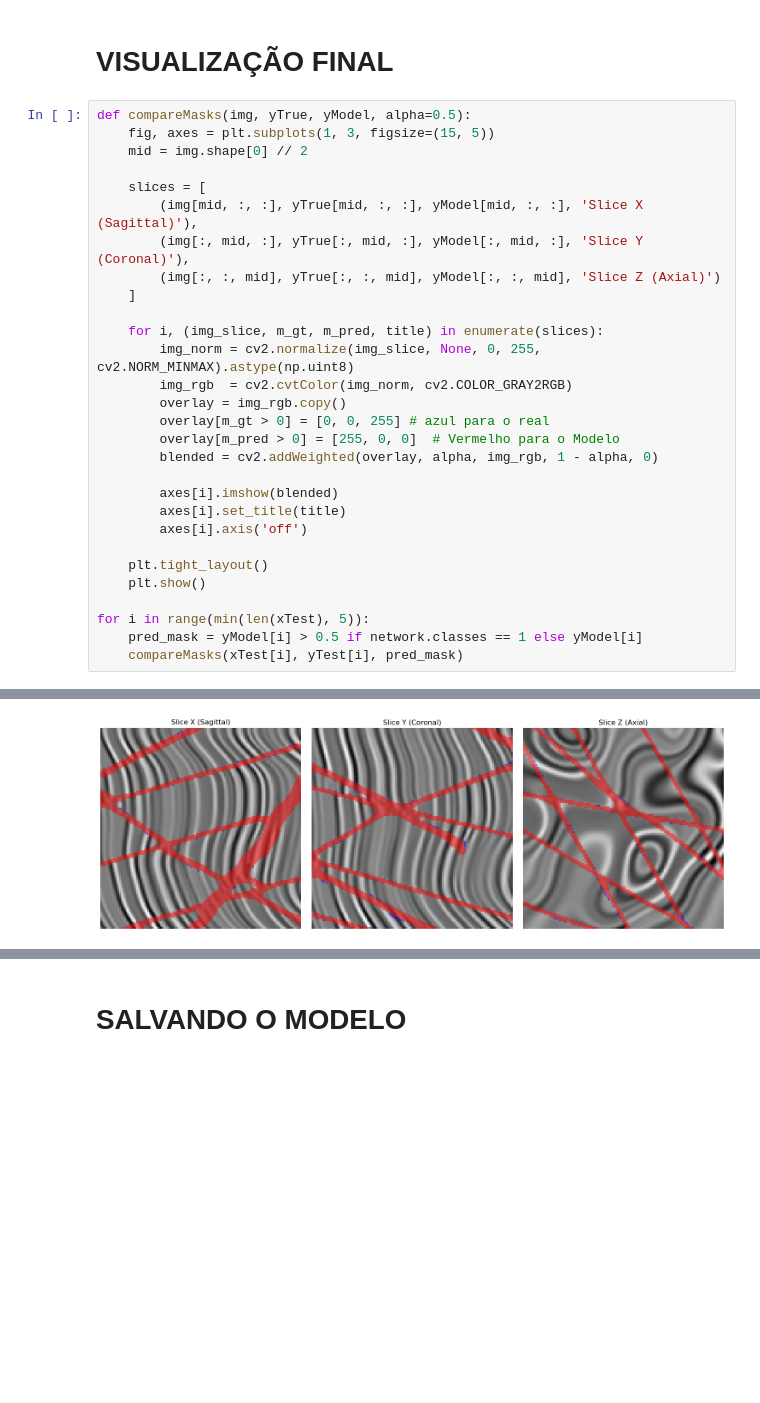
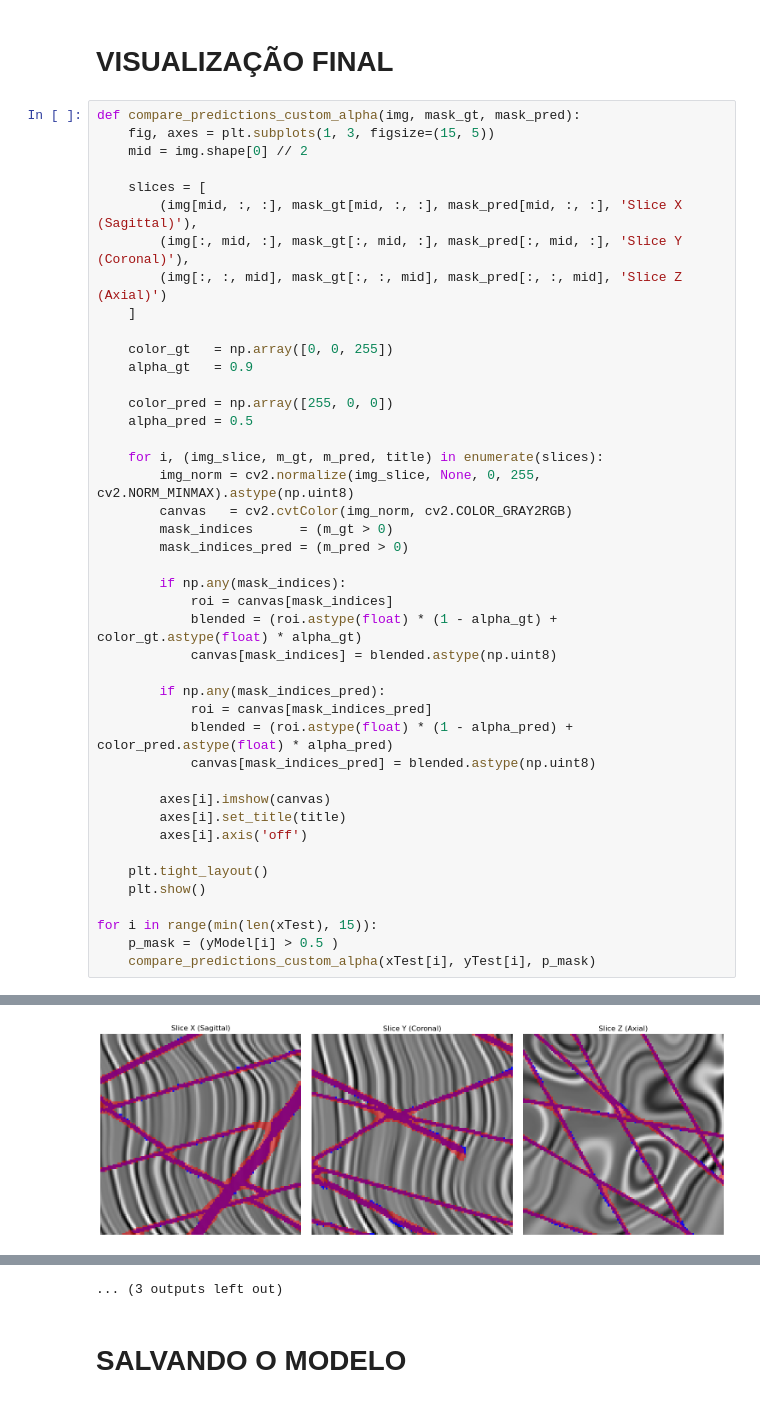
Before and after one commit to KlaussMarchi/Falhas, a Jupyter notebook: Models/Segmentation/2 - Model.ipynb, the cells around one changed output, grey strips where cells are left out. Cells and saved outputs as stored; diff of their text form; blank space fills up the shorter version.

Commit message:
primeiro modelo base rodado

```diff
--- a/Models/Segmentation/2 - Model.ipynb
+++ b/Models/Segmentation/2 - Model.ipynb
@@ -331,32 +331,46 @@ pasteMask(xTest[0], yModel[0])
 # %% [markdown]
 # VISUALIZAÇÃO FINAL
 # %%
-def compareMasks(img, yTrue, yModel, alpha=0.5):
+def compare_predictions_custom_alpha(img, mask_gt, mask_pred):
     fig, axes = plt.subplots(1, 3, figsize=(15, 5))
     mid = img.shape[0] // 2
 
     slices = [
-        (img[mid, :, :], yTrue[mid, :, :], yModel[mid, :, :], 'Slice X (Sagittal)'),
-        (img[:, mid, :], yTrue[:, mid, :], yModel[:, mid, :], 'Slice Y (Coronal)'),
-        (img[:, :, mid], yTrue[:, :, mid], yModel[:, :, mid], 'Slice Z (Axial)')
+        (img[mid, :, :], mask_gt[mid, :, :], mask_pred[mid, :, :], 'Slice X (Sagittal)'),
+        (img[:, mid, :], mask_gt[:, mid, :], mask_pred[:, mid, :], 'Slice Y (Coronal)'),
+        (img[:, :, mid], mask_gt[:, :, mid], mask_pred[:, :, mid], 'Slice Z (Axial)')
     ]
+
+    color_gt   = np.array([0, 0, 255])
+    alpha_gt   = 0.9
+
+    color_pred = np.array([255, 0, 0])
+    alpha_pred = 0.5
 
     for i, (img_slice, m_gt, m_pred, title) in enumerate(slices):
         img_norm = cv2.normalize(img_slice, None, 0, 255, cv2.NORM_MINMAX).astype(np.uint8)
-        img_rgb  = cv2.cvtColor(img_norm, cv2.COLOR_GRAY2RGB)
-        overlay = img_rgb.copy()
-        overlay[m_gt > 0] = [0, 0, 255] # azul para o real
-        overlay[m_pred > 0] = [255, 0, 0]  # Vermelho para o Modelo
-        blended = cv2.addWeighted(overlay, alpha, img_rgb, 1 - alpha, 0)
+        canvas   = cv2.cvtColor(img_norm, cv2.COLOR_GRAY2RGB)
+        mask_indices      = (m_gt > 0)
+        mask_indices_pred = (m_pred > 0)
 
-        axes[i].imshow(blended)
+        if np.any(mask_indices):
+            roi = canvas[mask_indices]
+            blended = (roi.astype(float) * (1 - alpha_gt) + color_gt.astype(float) * alpha_gt)
+            canvas[mask_indices] = blended.astype(np.uint8)
+
+        if np.any(mask_indices_pred):
+            roi = canvas[mask_indices_pred]
+            blended = (roi.astype(float) * (1 - alpha_pred) + color_pred.astype(float) * alpha_pred)
+            canvas[mask_indices_pred] = blended.astype(np.uint8)
+
+        axes[i].imshow(canvas)
         axes[i].set_title(title)
         axes[i].axis('off')
 
     plt.tight_layout()
     plt.show()
 
-for i in range(min(len(xTest), 5)):
-    pred_mask = yModel[i] > 0.5 if network.classes == 1 else yModel[i]
-    compareMasks(xTest[i], yTest[i], pred_mask)
+for i in range(min(len(xTest), 15)):
+    p_mask = (yModel[i] > 0.5 )
+    compare_predictions_custom_alpha(xTest[i], yTest[i], p_mask)
 # %% [output]
@@ -367 +381 @@ for i in range(min(len(xTest), 5)):
-[figure, old version]
+[figure, new version]
@@ -368,3 +389,4 @@ for i in range(min(len(xTest), 5)):
+... (3 outputs left out)
 # %% [markdown]
 # SALVANDO O MODELO
 # %%
```
Also changed, not shown: parts of 1 cell of this notebook.
